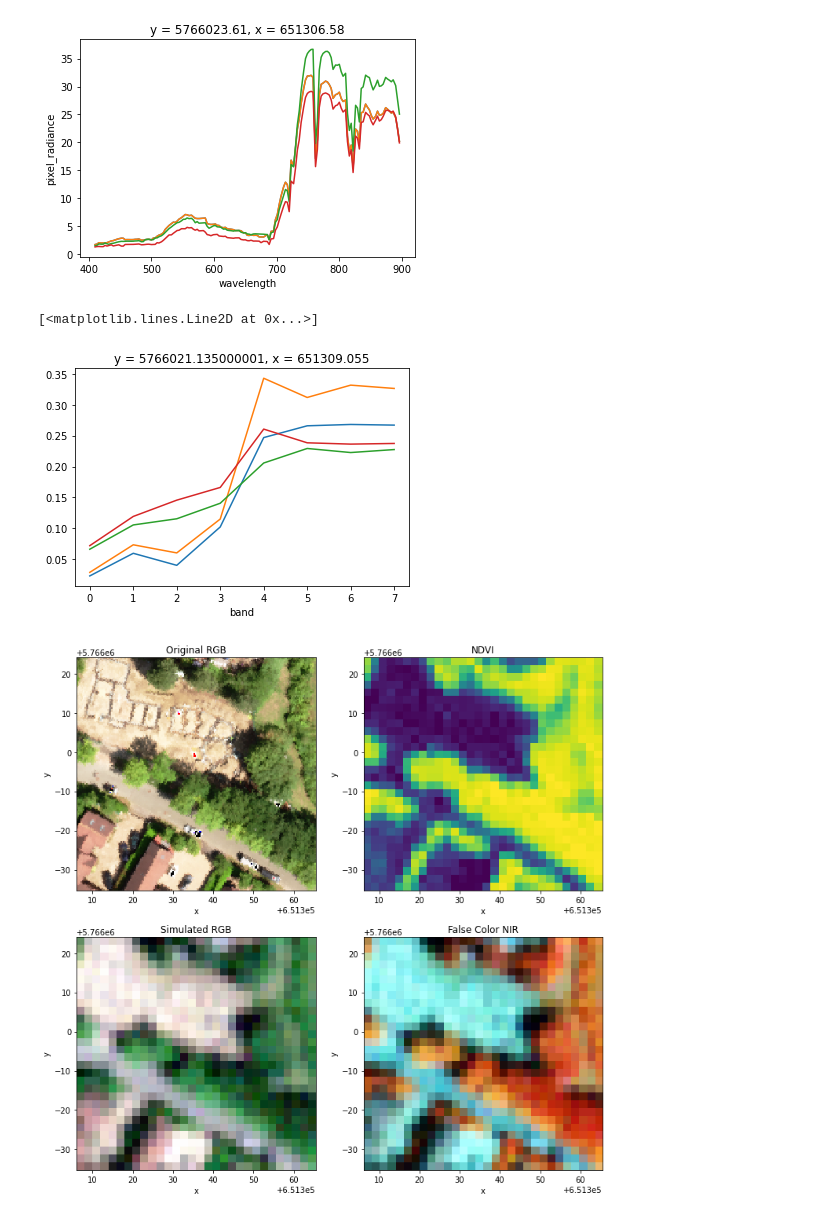
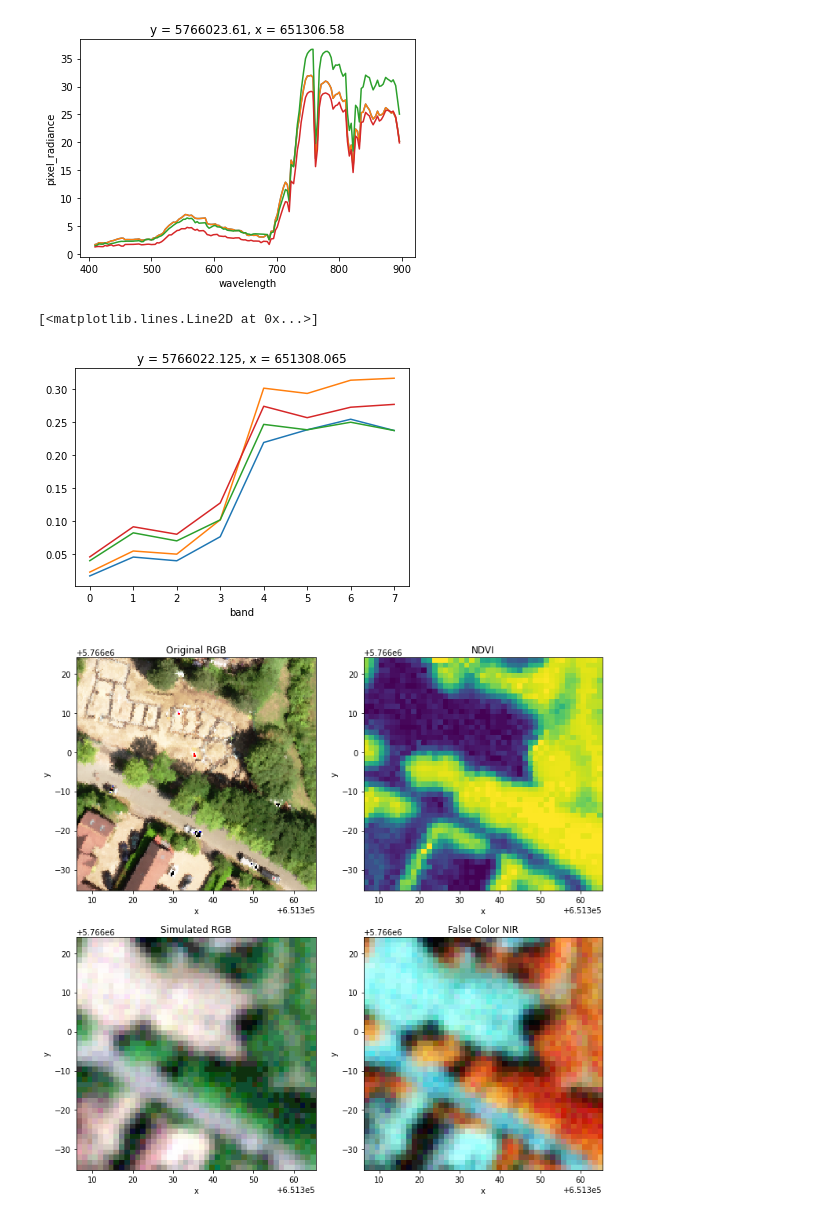
Before and after one commit to joe-fennell/pyeosim, a Jupyter notebook: py6s_tests.ipynb, the cells around one changed output. Cells and saved outputs as stored; diff of their text form; code cells hidden in the pictures.

```diff
--- a/py6s_tests.ipynb
+++ b/py6s_tests.ipynb
@@ -94,26 +69,28 @@ TOA.isel(x=1,y=1).plot()
 # %%
 ccd = LinearCCD(integration_time=.1,
                  sense_node_gain=5,
-                 dark_noise=20,
-                 adc_gain=6000,
+                 dark_noise=10,
+                 adc_gain=5000,
                  adc_vref=5,
-                 full_well=50000,
+                 full_well=100000,
                  store_steps=False,
                  ccd_vref=5,
-                 psf_fwhm=2.2,
-                 pixel_area = 5,
-                 ground_sample_distance=2)
+                 psf_fwhm=3,
+                 pixel_area = 3,
+                 ground_sample_distance=1.5)
+
+ccd.steps_to_latex('CURRENT_STEPS.tex')
 
 ref = atmos.transform(xarray.ones_like(TOA))
 out = ccd.transform(TOA)
 out_r = out/ccd.transform(ref).mean(['x','y'])
 out_r.isel(x=0,y=0).plot()
 out_r.isel(x=0,y=1).plot()
 out_r.isel(x=1,y=0).plot()
 out_r.isel(x=1,y=1).plot()
 # %% [output]
 [<matplotlib.lines.Line2D at 0x...>]
-[figure, old version]
+[figure, new version]
 # %%
 rgb_orig = im.isel(wavelength=[70,40,20]).swap_dims({'wavelength':'band'})
 bgr = out.isel(band=[2,1,0])
@@ -122,18 +99,18 @@ ndvi = ((out.isel(band=6) - out.isel(band=2))/(out.isel(band=6) + out.isel(band=
 
 fig, ax = plt.subplots(2,2, figsize=(12,12))
 
-plot_rgb(rgb_orig,ax=ax[0][0])
+rgb(rgb_orig,ax=ax[0][0])
 ax[0][0].set_title('Original RGB')
 
-plot_rgb(bgr,ax=ax[1][0])
+rgb(bgr,ax=ax[1][0])
 ax[1][0].set_title('Simulated RGB')
 
-plot_rgb(nir,ax=ax[1][1])
+rgb(nir,ax=ax[1][1])
 ax[1][1].set_title('False Color NIR')
 
 ndvi.plot(ax=ax[0][1], add_colorbar=False, robust=True)
 ax[0][1].set_title('NDVI')
 
-plt.savefig('test_output.png', dpi=200)
+plt.savefig('test_output1.png', dpi=200)
 # %% [output]
-[figure, old version]
+[figure, new version]
```
Also changed, not shown: parts of 8 cells of this notebook, 7 other files.
